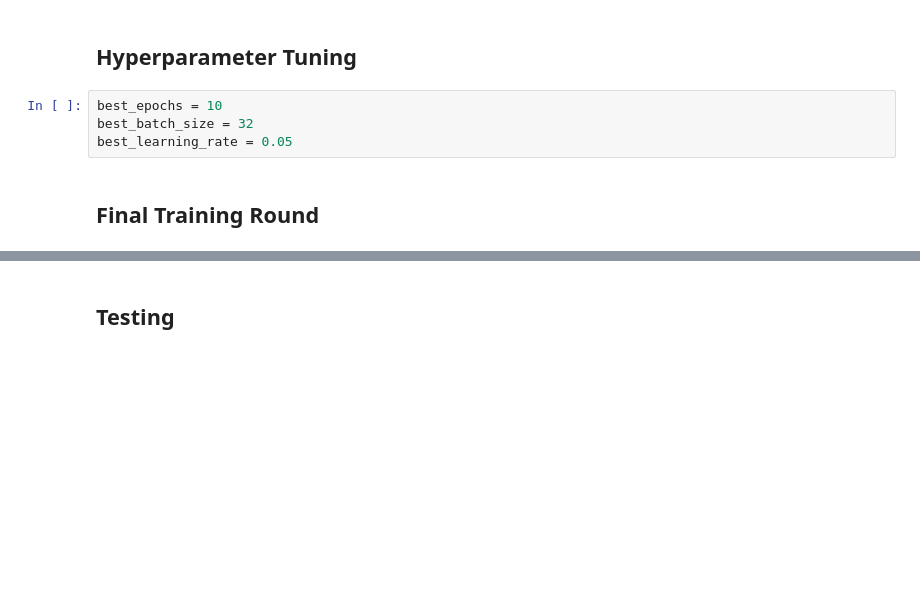
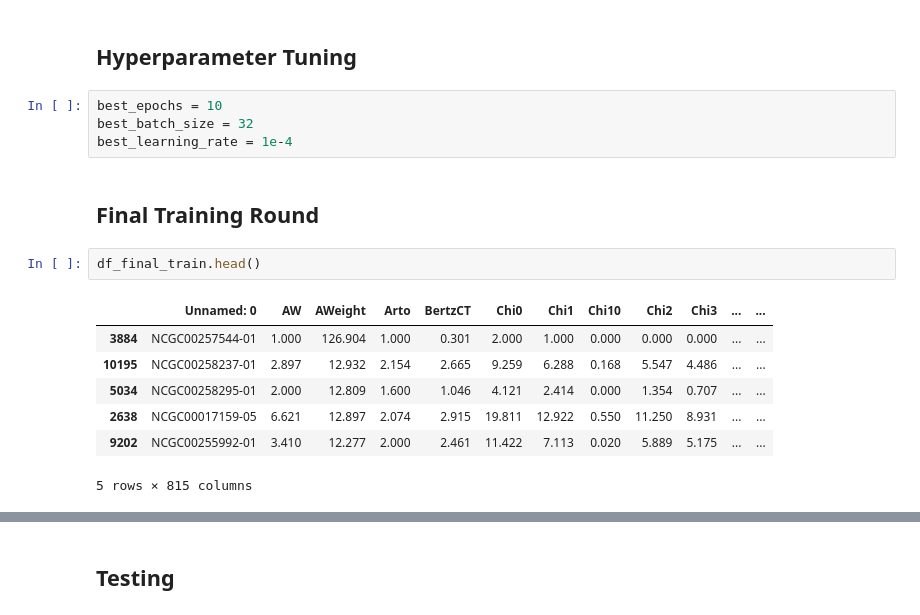
Before and after one commit to Qamil-Mirza/toxicity-prediction, a Jupyter notebook: eda.ipynb, the cells around one changed output, grey strips where cells are left out. Cells and saved outputs as stored; diff of their text form; blank space fills up the shorter version.

```diff
--- a/eda.ipynb
+++ b/eda.ipynb
@@ -307,8 +297,18 @@ dtype: float64
 # %%
 best_epochs = 10
 best_batch_size = 32
-best_learning_rate = 0.05
+best_learning_rate = 1e-4
 # %% [markdown]
 ## Final Training Round
+# %%
+df_final_train.head()
+# %% [output]
+|  | Unnamed: 0 | AW | AWeight | Arto | BertzCT | Chi0 | Chi1 | Chi10 | Chi2 | Chi3 | ... | ... |
+| 3884 | NCGC00257544-01 | 1.000 | 126.904 | 1.000 | 0.301 | 2.000 | 1.000 | 0.000 | 0.000 | 0.000 | ... | ... |
+| 10195 | NCGC00258237-01 | 2.897 | 12.932 | 2.154 | 2.665 | 9.259 | 6.288 | 0.168 | 5.547 | 4.486 | ... | ... |
+| 5034 | NCGC00258295-01 | 2.000 | 12.809 | 1.600 | 1.046 | 4.121 | 2.414 | 0.000 | 1.354 | 0.707 | ... | ... |
+| 2638 | NCGC00017159-05 | 6.621 | 12.897 | 2.074 | 2.915 | 19.811 | 12.922 | 0.550 | 11.250 | 8.931 | ... | ... |
+| 9202 | NCGC00255992-01 | 3.410 | 12.277 | 2.000 | 2.461 | 11.422 | 7.113 | 0.020 | 5.889 | 5.175 | ... | ... |
+5 rows × 815 columns
 # %%
 # Combine the entire dataset for final training
```
Also changed, not shown: parts of 14 cells of this notebook, 11 other files.
